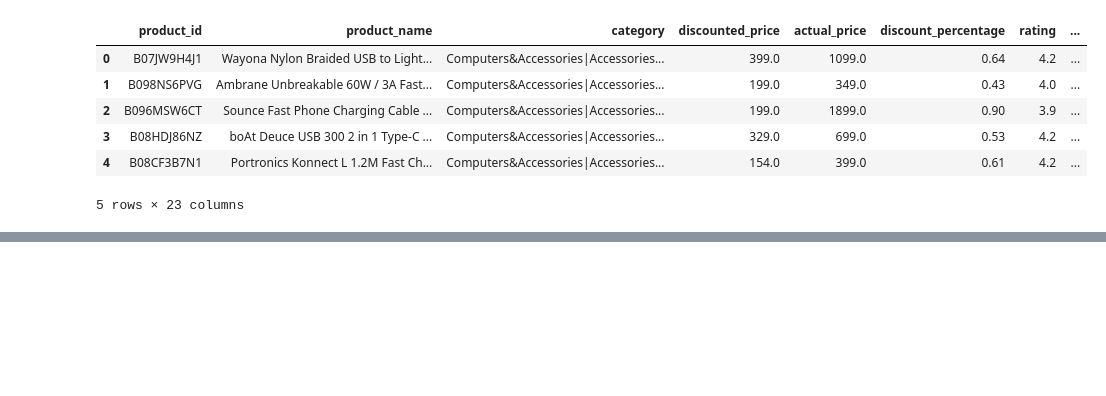
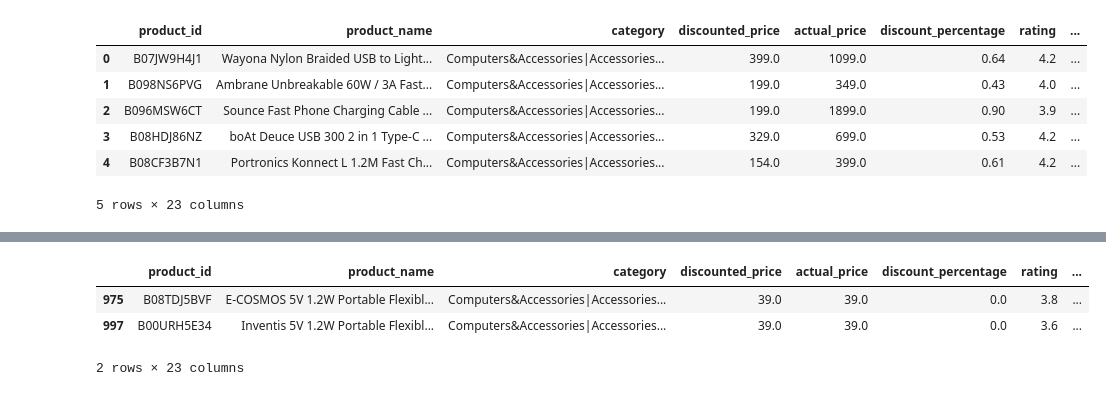
Before and after one commit to Jiaxing7/Mid-bootcamp-project, a Jupyter notebook: E-commerce Amazon.ipynb, the cells around one changed output, grey strips where cells are left out. Cells and saved outputs as stored; diff of their text form; code cells hidden in the pictures; blank space fills up the shorter version.

```diff
--- a/E-commerce Amazon.ipynb
+++ b/E-commerce Amazon.ipynb
@@ -206,0 +344,7 @@ df.head()
+# %%
+df[df['actual_price']<50]
+# %% [output]
+|  | product_id | product_name | category | discounted_price | actual_price | discount_percentage | rating | ... |
+| 975 | B08TDJ5BVF | E-COSMOS 5V 1.2W Portable Flexibl... | Computers&Accessories|Accessories... | 39.0 | 39.0 | 0.0 | 3.8 | ... |
+| 997 | B00URH5E34 | Inventis 5V 1.2W Portable Flexibl... | Computers&Accessories|Accessories... | 39.0 | 39.0 | 0.0 | 3.6 | ... |
+2 rows × 23 columns
```
Also changed, not shown: parts of 22 cells of this notebook.
